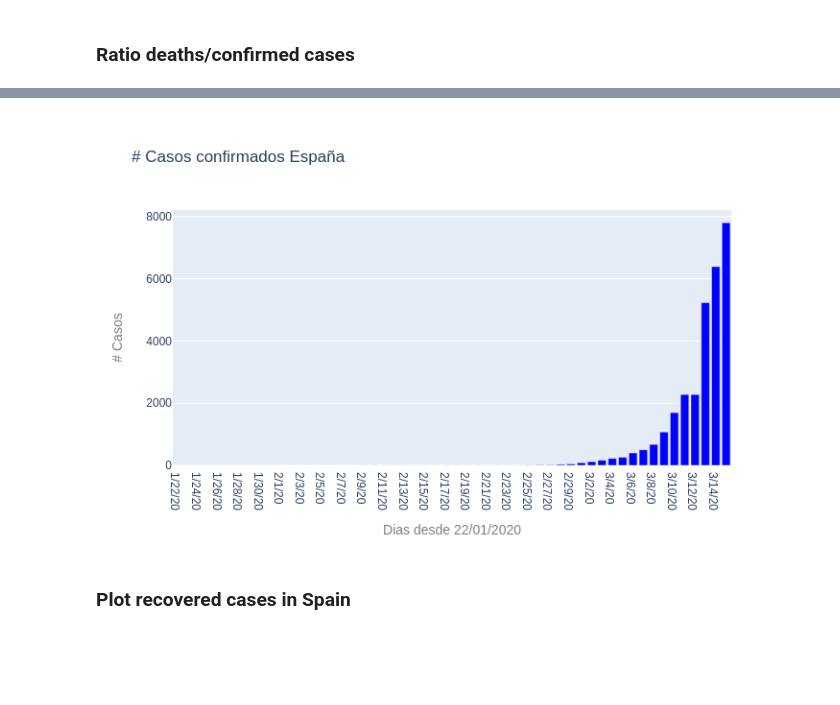
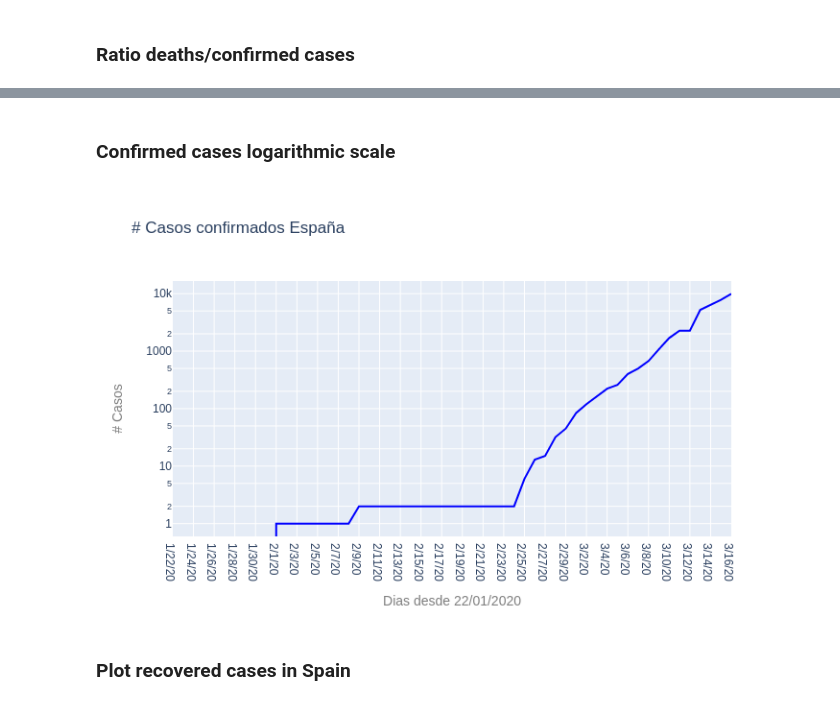
Before and after one commit to kairosart/coronavirus, a Jupyter notebook: Coronavirus (COVID-19) España.ipynb, the cells around one changed output, grey strips where cells are left out. Drawn from its saved outputs; the diff is of its cells as text; code cells hidden in the pictures; blank space fills up the shorter version.

```diff
--- a/Coronavirus (COVID-19) España.ipynb
+++ b/Coronavirus (COVID-19) España.ipynb
@@ -88,33 +142,38 @@ Ratio muertes/casos confirmados: 3.7060784816619647 %
+# %% [markdown]
+### Confirmed cases logarithmic scale
 # %%
 #data
-x = confirm_trans.index
-y = confirm_trans['y']
+x = confirm_trans_filter.index
+y = confirm_trans_filter['y']
 
 
-# line
-trace = go.Bar(
+# line confirmed
+trace = go.Line(
     x=x,
     y=y,
     marker=dict(
         color='blue'
     ),
+    name="Confirmados"
 )
+
 
 
 # layout
 layout = go.Layout(title = "# Casos confirmados España",
-    xaxis=dict(title = go.layout.xaxis.Title(text='Dias desde 22/01/2020',
+                   xaxis=dict(title = go.layout.xaxis.Title(text='Dias desde 22/01/2020',
                                              font=dict(size=14,
                                              color='#7f7f7f'))),
                    yaxis=dict(title = go.layout.yaxis.Title(text='# Casos',
                                              font=dict(size=14,
                                              color='#7f7f7f'))))
 
 # Plot
 fig = go.Figure(data=[trace], layout=layout)
+fig.update_layout(yaxis_type="log")
 iplot(fig)
 # %% [output]
-[figure, old version]
+[figure, new version]
 # %% [markdown]
 ### Plot recovered cases in Spain
 # %%
```
Also changed, not shown: parts of 90 cells of this notebook.
